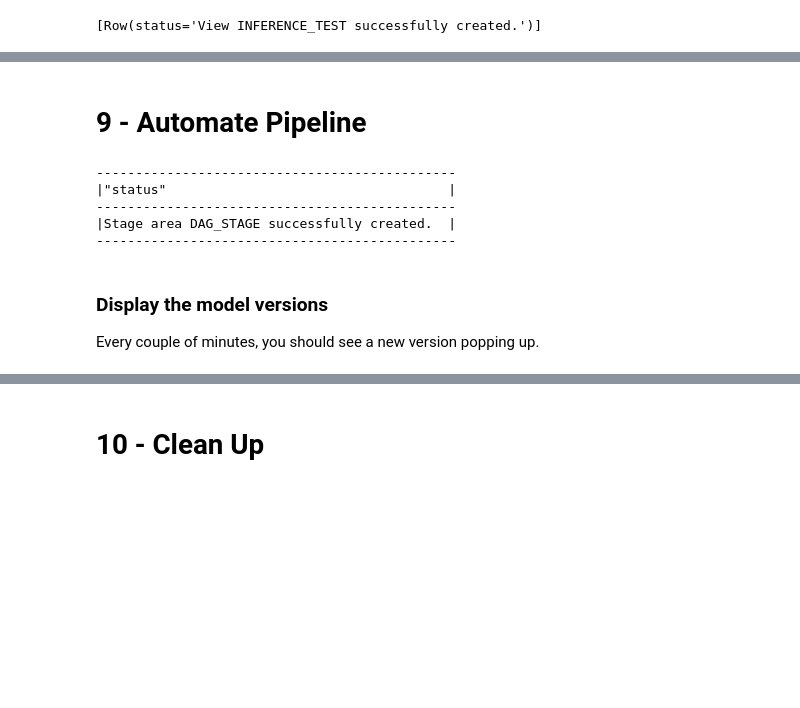
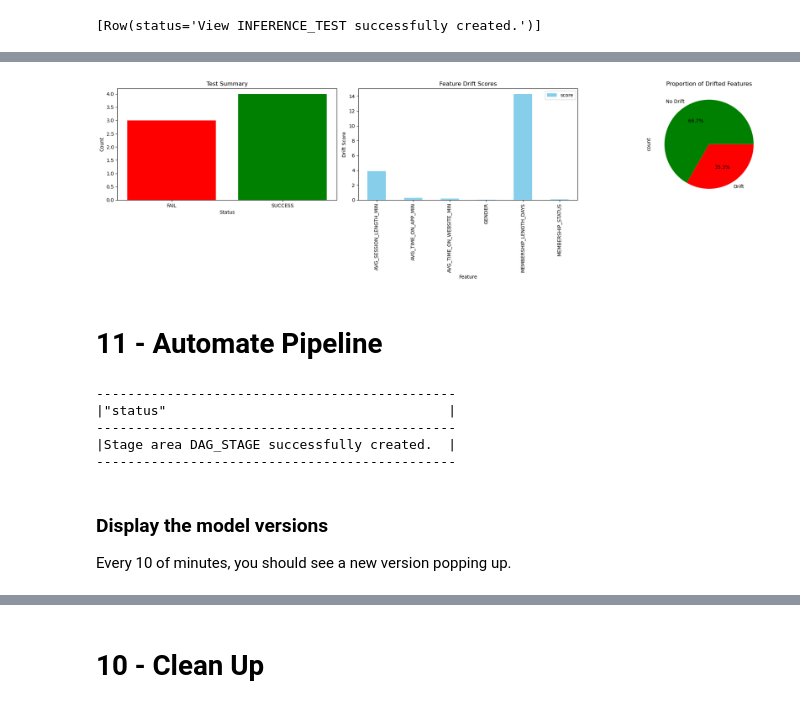
Before and after one commit to michaelgorkow/snowflake_simple_ml, a Jupyter notebook: demo_notebook.ipynb, the cells around one changed output, grey strips where cells are left out. Saved outputs shown, nothing was run; the diff lists cells and outputs as text; code cells hidden in the pictures; blank space fills up the shorter version.

```diff
--- a/demo_notebook.ipynb
+++ b/demo_notebook.ipynb
@@ -400,0 +546,33 @@ session.sql("""
+# %%
+@F.sproc(session=session, name='evidently_monitor', stage_location='@MONITORING',
+       packages=['snowflake-snowpark-python', 'pandas', 'evidently', 'snowflake-ml-python'],
+       is_permanent=True,
+       replace=True)
+def monitor_model(session: Session) -> dict:
+    from evidently.test_preset import DataDriftTestPreset
+    from evidently.test_suite import TestSuite
+    from joblib import dump
+    from json import dumps
+
+    data_drift_columns = ['GENDER','MEMBERSHIP_STATUS','MEMBERSHIP_LENGTH_DAYS',
+                          'AVG_SESSION_LENGTH_MIN','AVG_TIME_ON_APP_MIN',
+                          'AVG_TIME_ON_WEBSITE_MIN']
+
+    reference = session.table('REFERENCE_DATA').select(data_drift_columns).sample(n=1000).to_pandas()
+    current = session.table('CURRENT_DATA').select(data_drift_columns).sample(n=1000).to_pandas()
+
+    # Generate a report from Evidently's default capabilities
+    report = TestSuite(tests=[DataDriftTestPreset(stattest="psi", stattest_threshold='1'),])
+    report.run(reference_data=reference, current_data=current)
+    report.save_html("/tmp/report.html")
+    session.file.put("/tmp/report.html", '@MONITORING', auto_compress=False, overwrite=True)
+    test_summary = report.as_dict()
+
+    # Send an Email if any tests failed
+    if test_summary['summary']['failed_tests'] > 0:
+            session.sql(f"""CALL SYSTEM$SEND_EMAIL(
+                        'my_email_int',
+                        'michael.gorkow@snowflake.com',
+                        'Model Monitoring Alert',
+                        'Alerts Detected for Customer Lifetime Value Model: {test_summary['summary']['failed_tests']}');""").collect()
+    return test_summary
@@ -401,5 +581,14 @@ session.sql("""
+# %%
+drift_detection_results = monitor_model(session)
+drift_detection_results = json.loads(drift_detection_results)
+drift_detection_results['summary']
+
+# We can also visualize the results from the drift detection
+plot_evidently_results(drift_detection_results)
+# %% [output]
+[figure, added]
 # %% [markdown]
-# 9 - Automate Pipeline
+# 11 - Automate Pipeline
 # %%
 # Create a new stage for the pipeline
 session.sql("CREATE OR REPLACE STAGE DAG_STAGE").show()
@@ -500,4 +677,4 @@ dag_op.deploy(dag, mode=CreateMode.or_replace)
 dag_op.run(dag)
 # %% [markdown]
 ### Display the model versions
-Every couple of minutes, you should see a new version popping up.
+Every 10 of minutes, you should see a new version popping up.
```
Also changed, not shown: parts of 50 cells of this notebook, 5 other files.
